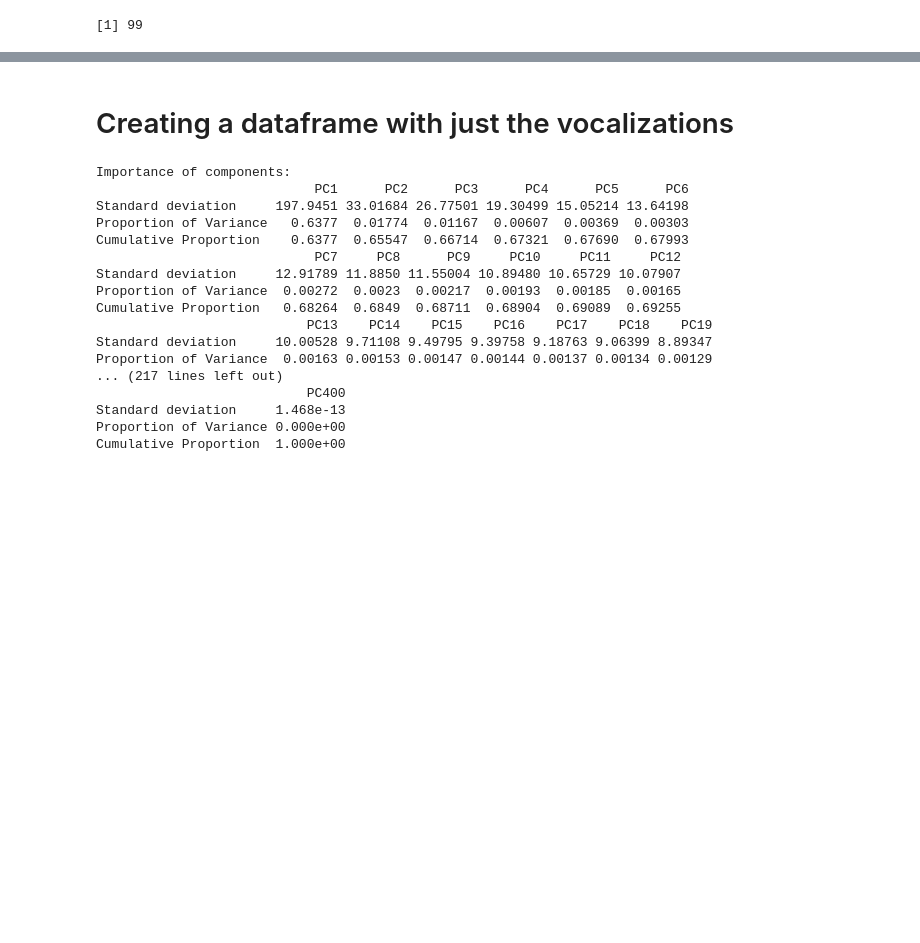
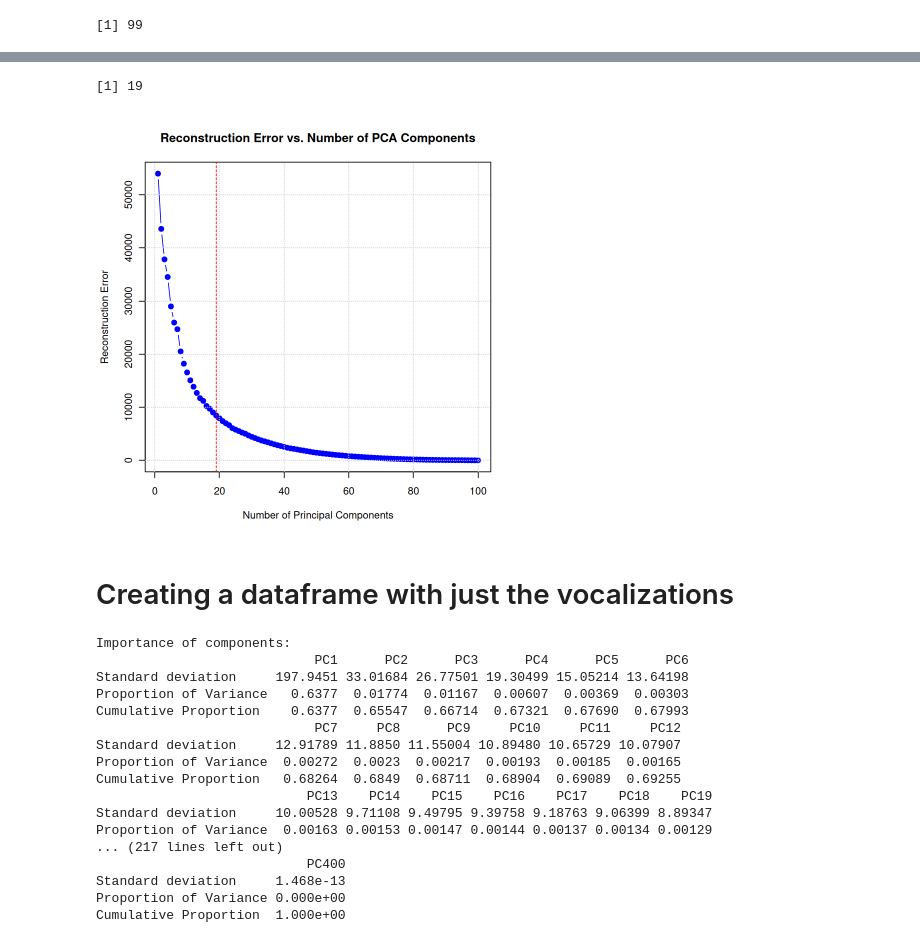
Before and after one commit to bapt-mat/DataMining_project, a Jupyter notebook: extract_features.ipynb, the cells around one changed output, grey strips where cells are left out. Drawn from its saved outputs; the diff is of its cells as text; code cells hidden in the pictures; blank space fills up the shorter version.

```diff
--- a/extract_features.ipynb
+++ b/extract_features.ipynb
@@ -396,3 +440,37 @@ saveRDS(pca_df, file = "./data/Propagation_experiments/df_pca_synthetic.rds")
+# %%
+# Function to find the elbow point using the perpendicular line method
+find_elbow_point <- function(errors) {
+  n_points <- length(errors)
+  all_coords <- cbind(1:n_points, errors)
+
+  line_vec <- all_coords[n_points, ] - all_coords[1, ]
+  line_vec <- line_vec / sqrt(sum(line_vec^2))
+
+  vec_from_first <- t(t(all_coords) - all_coords[1, ])
+
+  scalar_product <- vec_from_first %*% line_vec
+
+  vec_on_line <- scalar_product %*% t(line_vec)
+  vec_to_line <- vec_from_first - vec_on_line
+
+  dist_to_line <- sqrt(rowSums(vec_to_line^2))
+
+  elbow_point <- which.max(dist_to_line)
+
+  return(elbow_point)
+}
+
+elbow_point <- find_elbow_point(filtered_errors)
+
+plot(valid_indices, filtered_errors, type = "b", col = "blue", pch = 19,
+     xlab = "Number of Principal Components", ylab = "Reconstruction Error",
+     main = "Reconstruction Error vs. Number of PCA Components")
+grid()
+abline(v = valid_indices[elbow_point], col = "red", lty = 2)
+print(elbow_point)
+# %% [output]
+[1] 19
+[figure, added]
 # %% [markdown]
 # Creating a dataframe with just the vocalizations
 # %%
```
Also changed, not shown: parts of 5 cells of this notebook, 48 other files.
